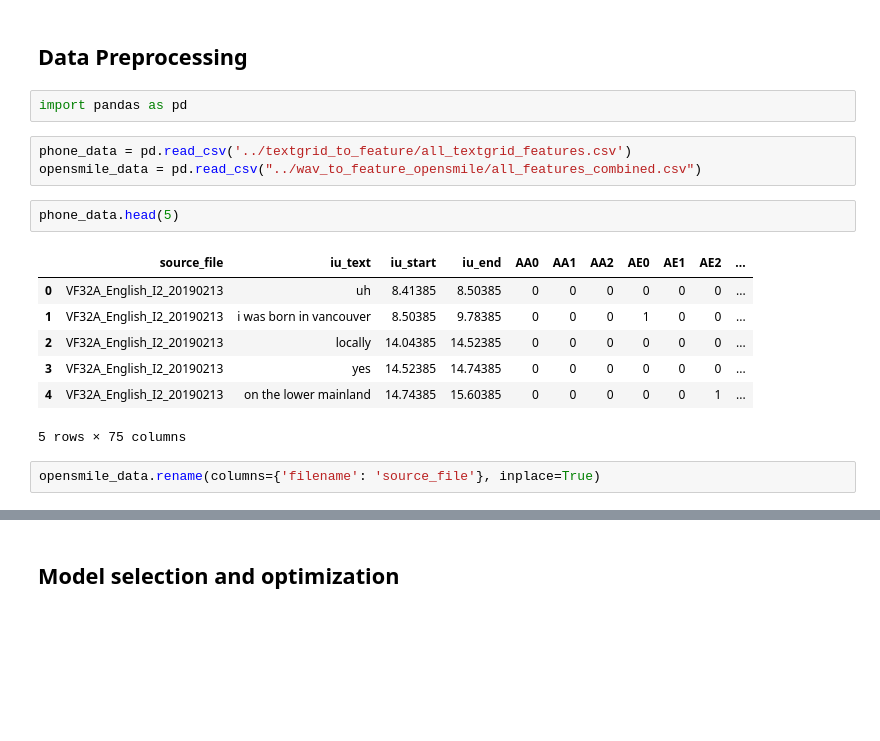
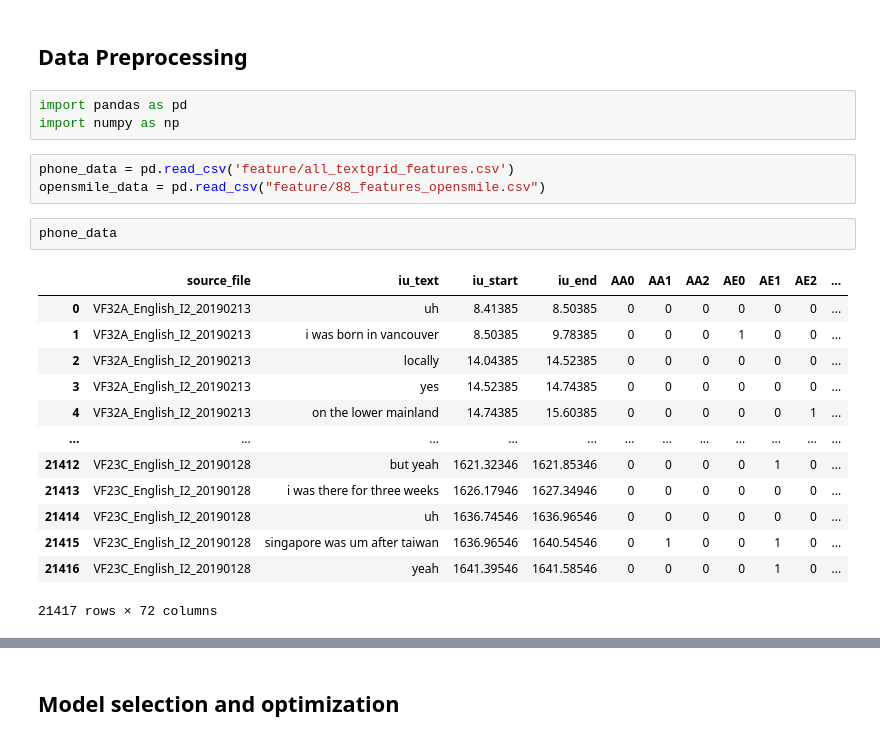
Before and after one commit to ylmmgit/intonational_boundary, a Jupyter notebook: codeswitch_model/model_building/model_with_all_audios.ipynb, the cells around one changed output, grey strips where cells are left out. Cells and saved outputs as stored; diff of their text form; blank space fills up the shorter version.

```diff
--- a/codeswitch_model/model_building/model_with_all_audios.ipynb
+++ b/codeswitch_model/model_building/model_with_all_audios.ipynb
@@ -2,18 +2,23 @@
 ## Data Preprocessing
 # %%
 import pandas as pd
+import numpy as np
 # %%
-phone_data = pd.read_csv('../textgrid_to_feature/all_textgrid_features.csv')
-opensmile_data = pd.read_csv("../wav_to_feature_opensmile/all_features_combined.csv")
+phone_data = pd.read_csv('feature/all_textgrid_features.csv')
+opensmile_data = pd.read_csv("feature/88_features_opensmile.csv")
 # %%
-phone_data.head(5)
+phone_data
 # %% [output]
 |  | source_file | iu_text | iu_start | iu_end | AA0 | AA1 | AA2 | AE0 | AE1 | AE2 | ... |
 | 0 | VF32A_English_I2_20190213 | uh | 8.41385 | 8.50385 | 0 | 0 | 0 | 0 | 0 | 0 | ... |
 | 1 | VF32A_English_I2_20190213 | i was born in vancouver | 8.50385 | 9.78385 | 0 | 0 | 0 | 1 | 0 | 0 | ... |
 | 2 | VF32A_English_I2_20190213 | locally | 14.04385 | 14.52385 | 0 | 0 | 0 | 0 | 0 | 0 | ... |
 | 3 | VF32A_English_I2_20190213 | yes | 14.52385 | 14.74385 | 0 | 0 | 0 | 0 | 0 | 0 | ... |
 | 4 | VF32A_English_I2_20190213 | on the lower mainland | 14.74385 | 15.60385 | 0 | 0 | 0 | 0 | 0 | 1 | ... |
+| ... | ... | ... | ... | ... | ... | ... | ... | ... | ... | ... | ... |
+| 21412 | VF23C_English_I2_20190128 | but yeah | 1621.32346 | 1621.85346 | 0 | 0 | 0 | 0 | 1 | 0 | ... |
+| 21413 | VF23C_English_I2_20190128 | i was there for three weeks | 1626.17946 | 1627.34946 | 0 | 0 | 0 | 0 | 0 | 0 | ... |
+| 21414 | VF23C_English_I2_20190128 | uh | 1636.74546 | 1636.96546 | 0 | 0 | 0 | 0 | 0 | 0 | ... |
+| 21415 | VF23C_English_I2_20190128 | singapore was um after taiwan | 1636.96546 | 1640.54546 | 0 | 1 | 0 | 0 | 1 | 0 | ... |
+| 21416 | VF23C_English_I2_20190128 | yeah | 1641.39546 | 1641.58546 | 0 | 0 | 0 | 0 | 1 | 0 | ... |
-5 rows × 75 columns
+21417 rows × 72 columns
-# %%
-opensmile_data.rename(columns={'filename': 'source_file'}, inplace=True)
```
Also changed, not shown: parts of 26 cells of this notebook.
